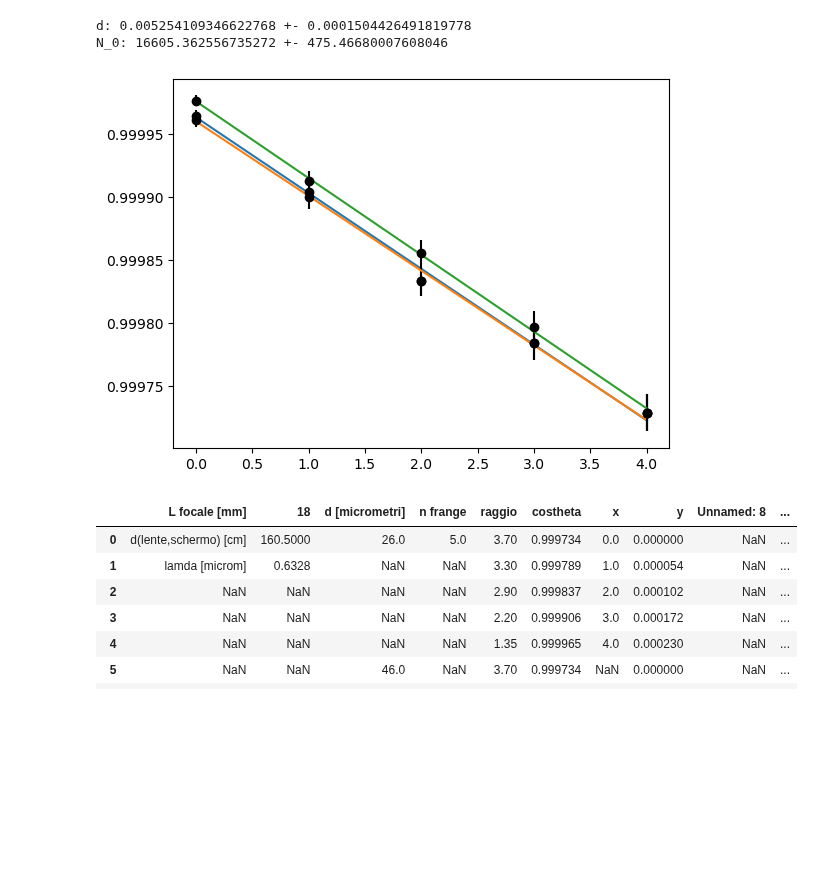
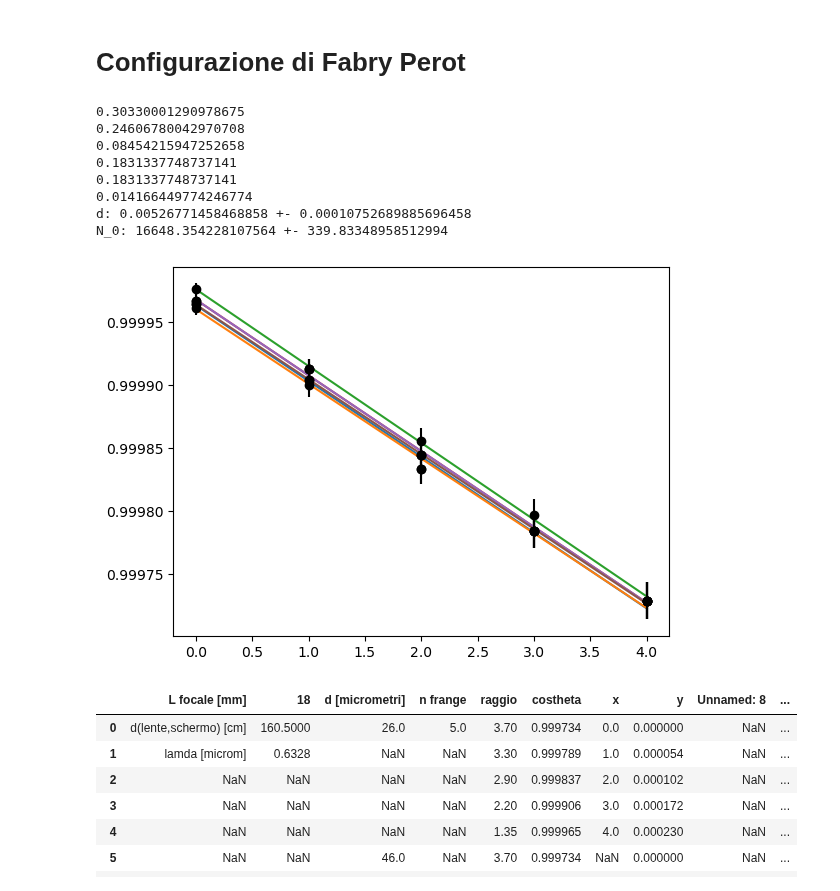
Before and after one commit to ARossiUnimib/Laboratorio-2---Gruppo-21-A.A.-2023-24, a Jupyter notebook: Notebooks/Interferometro.ipynb, the cells around one changed output. Cells and saved outputs as stored; diff of their text form; code cells hidden in the pictures; blank space fills up the shorter version.

Commit message:
analisi dati completata per fabry perot e michelson (misura di delta d)

```diff
--- a/Notebooks/Interferometro.ipynb
+++ b/Notebooks/Interferometro.ipynb
@@ -1,3 +1,5 @@
+# %% [markdown]
+# Configurazione di Fabry Perot
 # %%
 import pandas as pd
 import numpy as np
@@ -13,7 +15,7 @@ distanza_lente_schermo = 1.605
 
 distanza_eff = distanza_lente_schermo - L_focale
 
-raggi = dati["raggio"] * 10**(-2)
+raggi = dati["raggio "] * 10**(-2)
 
 angoli = np.arctan(raggi/distanza_eff)
 
@@ -47,37 +49,45 @@ def minimi_quadrati_fit(alfa, beta):
 
     d = -1/(2*m.values["b"])*(_lambda)
     err_d = 1/(2*m.values["b"]**2)*m.errors["b"]*(_lambda)
 
     N_0 = m.values["a"]*2*d/(_lambda)
     err_N_0 = N_0*np.sqrt((m.errors["a"]/m.values["a"])**2 + (err_d/d)**2)
+    # print chi normalized
+    print(m.fval/(len(x)-2))
     return d, err_d, N_0, err_N_0
 
 vec_d = []
 vec_err_d = []
 vec_N_0 = []
 vec_err_N_0 = []
 
-for i in range(0, 15, 5):
+for i in range(0, 5*6, 5):
     fit_data = minimi_quadrati_fit(i, i+5)
     vec_d.append(fit_data[0])
     vec_err_d.append(fit_data[1])
     vec_N_0.append(fit_data[2])
     vec_err_N_0.append(fit_data[3])
 
 # calculate weighted mean of d and N_0
 mean_d = np.average(vec_d, weights=1/np.array(vec_err_d)**2)
 mean_N_0 = np.average(vec_N_0, weights=1/np.array(vec_err_N_0)**2)
 
 # calculate weighted mean errors
 err_mean_d = np.sqrt(1/np.sum(1/np.array(vec_err_d)**2))
 err_mean_N_0 = np.sqrt(1/np.sum(1/np.array(vec_err_N_0)**2))
 
 print(f"d: {mean_d} +- {err_mean_d}")
 print(f"N_0: {mean_N_0} +- {err_mean_N_0}")
 # %% [output]
-d: 0.005254109346622768 +- 0.0001504426491819778
-N_0: 16605.362556735272 +- 475.46680007608046
+0.30330001290978675
+0.24606780042970708
+0.08454215947252658
+0.1831337748737141
+0.1831337748737141
+0.014166449774246774
+d: 0.00526771458468858 +- 0.00010752689885696458
+N_0: 16648.354228107564 +- 339.83348958512994
-[figure, old version]
+[figure, new version]
 # %%
 import pandas as pd
 
```
Also changed, not shown: parts of 3 cells of this notebook, 2 other files.
